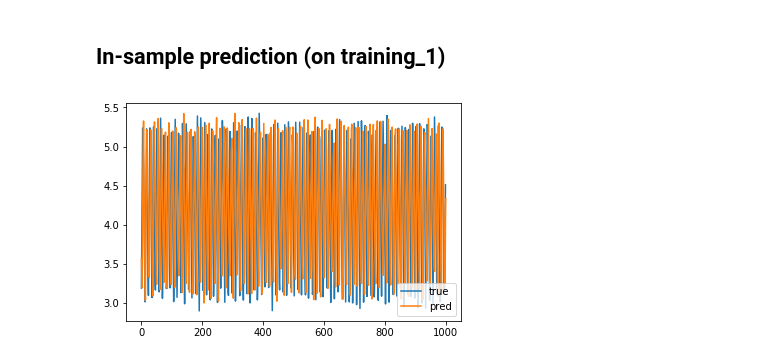
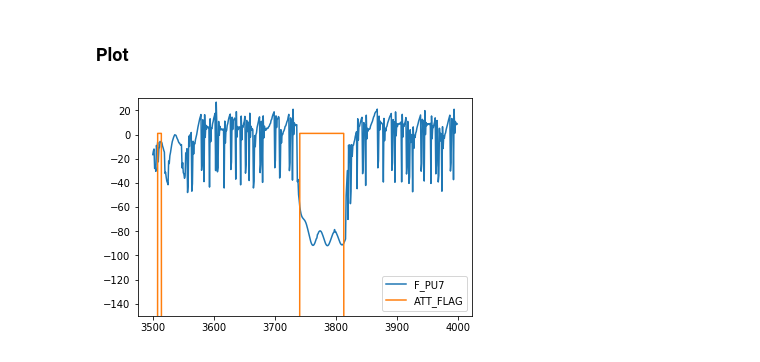
Before and after one commit to borismattijssen/cyber-data-analytics, a Jupyter notebook: assignment2/notebooks/ARMA.ipynb, the cells around one changed output. Cells and saved outputs as stored; diff of their text form; code cells hidden in the pictures.

```diff
--- a/assignment2/notebooks/ARMA.ipynb
+++ b/assignment2/notebooks/ARMA.ipynb
@@ -52,31 +59,0 @@ plt.show()
-# %%
-%matplotlib inline
-def predict(coef, history):
-    yhat = 0.0
-    for i in range(1, len(coef)+1):
-        yhat += coef[i-1] * history[-i]
-    return yhat
-
-test = train2[signal]
-ar_coef, ma_coef = model_fit.arparams, model_fit.maparams
-# resid = [x for x in model_fit.resid]
-noise = [np.random.rand() for x in range(0,len(ma_coef))]
-history = [x for x in train[signal]]
-predictions = list()
-mu = np.mean(train[signal])
-for t in range(len(test)):
-    e = np.random.normal()
-    yhat = predict(ar_coef, history) + predict(ma_coef, noise) + e
-    predictions.append(yhat)
-    obs = test[t]
-    history.append(obs)
-    noise.append(e)
-#     resid.append(obs-yhat)
-#     print('predicted=%f, expected=%f' % (yhat, obs))
-
-res = np.subtract(train2[signal], predictions)
-# plt.plot(predictions, label='pred')
-# plt.plot(train2[signal], label='true')
-plt.plot(res)
-plt.legend()
-plt.show()
@@ -97,12 +60,17 @@ plt.show()
-# %% [markdown]
-## In-sample prediction (on training_1)
-# %%
-size = 1000
-
-pred = model_fit.predict(start=len(train[signal])-size, end=len(train[signal]))
-plt.plot(train[signal][:size], label='true')
-plt.plot(pred.reset_index(drop=True), label='pred')
-plt.legend()
-plt.show()
-# %% [output]
-[figure, removed]
+# %% [markdown]
+### Plot
+# %%
+# which part of the signal should be shown
+show_from = 3500
+show_to = 4000
+
+# plot residuals and the truth label
+plt.plot(res[show_from:show_to])
+plt.plot(train2['ATT_FLAG'][show_from:show_to])
+axes = plt.gca()
+axes.set_ylim([-150,30])
+plt.legend()
+plt.savefig('arma_{}'.format(signal))
+plt.show()
+# %% [output]
+[figure, added]
```
Also changed, not shown: parts of 18 cells of this notebook, 17 other files.
